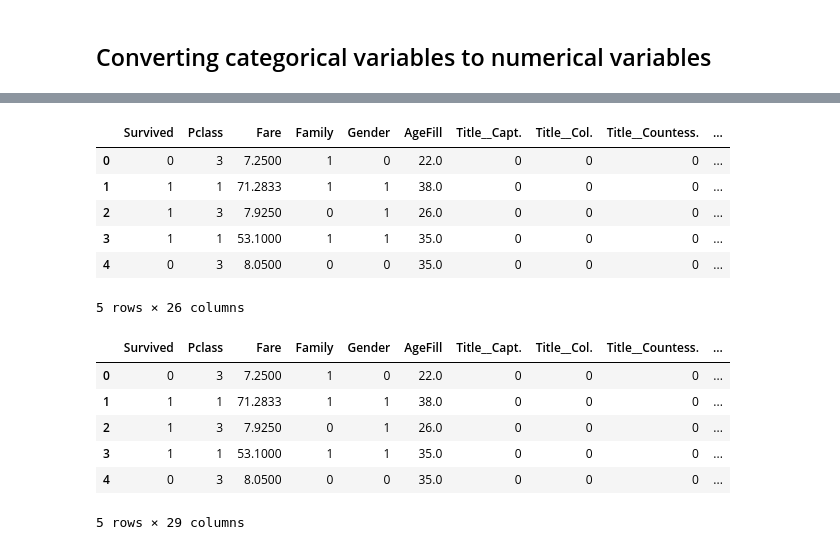
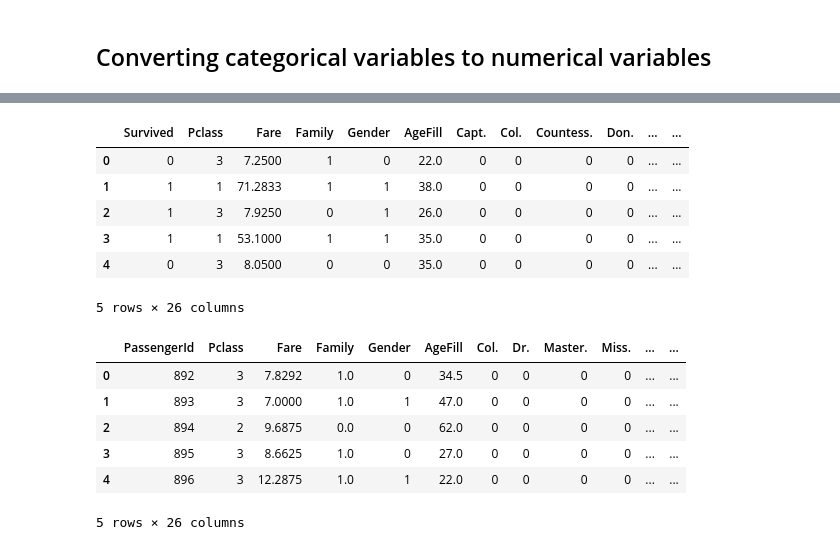
Before and after one commit to sharan-naribole/kaggle-titanic, a Jupyter notebook: TItanic.ipynb, the cells around one changed output, grey strips where cells are left out. Cells and saved outputs as stored; diff of their text form; code cells hidden in the pictures.

```diff
--- a/TItanic.ipynb
+++ b/TItanic.ipynb
@@ -379,10 +391,8 @@ train_df.head()
 ## Converting categorical variables to numerical variables
 # %%
 # Convert Title feature
-
-titles = pd.Series(np.unique(train_df['Title']))
-titles_train_dummy = pd.get_dummies(train_df['Title'],prefix = 'Title_')
+titles_train_dummy = pd.get_dummies(train_df['Title'])
 train_df = pd.concat([train_df,titles_train_dummy],axis=1)
-train_df.drop('Title',axis=1,inplace=True)
+#train_df.drop('Title',axis=1,inplace=True)
 train_df.head()
 # %% [output]
@@ -396,6 +406,6 @@ train_df.head()
 # %%
-titles_test_dummy = pd.get_dummies(test_df['Title'],prefix='Embarked_')
+titles_test_dummy = pd.get_dummies(test_df['Title'])
 test_df = pd.concat([test_df,titles_test_dummy],axis=1)
-test_df.drop('Title',axis=1,inplace=True)
+#test_df.drop('Title',axis=1,inplace=True)
 test_df.head()
 # %% [output]
@@ -407,0 +425,25 @@ test_df.head()
+# %%
+# Disparity in Unique Titles in train_df and test_df
+# Some of the titles present in train_df might not be present in test_df
+# We need to add zero columns for such titles in the test_df
+#Remove Extra Title column from test_df that are absent from train_df
+
+titles_train = list(np.unique(train_df['Title']))
+titles_test = list(np.unique(test_df['Title']))
+
+titles_extra_in_train_bool = np.array([x not in titles_test for x in titles_train])
+titles_extra_in_train = list(np.array(titles_train)[titles_extra_in_train_bool])
+#titles_extra_df = pd.DataFrame(np.zeros(()))
+print("Extra titles in train_df:")
+print(titles_extra_in_train)
+
+titles_extra_in_test_bool = np.array([x not in titles_train for x in titles_test])
+titles_extra_in_test = list(np.array(titles_test)[titles_extra_in_test_bool])
+print("Extra titles in test_df:")
+print(titles_extra_in_test)
+
+# Adding extra Title columns to test_df
+Ncols = len(titles_extra_in_train)
+titles_extra_to_test_df = pd.DataFrame(np.zeros([test_df.shape[0],len(titles_extra_in_train)]),columns = titles_extra_in_train)
+test_df = pd.concat([test_df,titles_extra_to_test_df],axis=1)
+test_df.head()
@@ -408,31 +462,36 @@ test_df.head()
+# %%
+#Dropping extra Titles from Test_df
+type(titles_extra_in_test)
+test_df.drop(titles_extra_in_test,axis=1,inplace=True)
+test_df.drop('Title',axis =1,inplace=True)
+train_df.drop('Title',axis=1,inplace=True)
 # %%
 # Convert Embarked feature
-
 Embarked_train_dummy = pd.get_dummies(train_df['EmbarkedFill'],prefix = 'Embarked_')
 train_df = pd.concat([train_df,Embarked_train_dummy],axis=1)
 train_df.drop('EmbarkedFill',axis=1,inplace=True)
 train_df.head()
 # %% [output]
-|  | Survived | Pclass | Fare | Family | Gender | AgeFill | Title__Capt. | Title__Col. | Title__Countess. | ... |
-| 0 | 0 | 3 | 7.2500 | 1 | 0 | 22.0 | 0 | 0 | 0 | ... |
-| 1 | 1 | 1 | 71.2833 | 1 | 1 | 38.0 | 0 | 0 | 0 | ... |
-| 2 | 1 | 3 | 7.9250 | 0 | 1 | 26.0 | 0 | 0 | 0 | ... |
-| 3 | 1 | 1 | 53.1000 | 1 | 1 | 35.0 | 0 | 0 | 0 | ... |
-| 4 | 0 | 3 | 8.0500 | 0 | 0 | 35.0 | 0 | 0 | 0 | ... |
+|  | Survived | Pclass | Fare | Family | Gender | AgeFill | Capt. | Col. | Countess. | Don. | ... | ... |
+| 0 | 0 | 3 | 7.2500 | 1 | 0 | 22.0 | 0 | 0 | 0 | 0 | ... | ... |
+| 1 | 1 | 1 | 71.2833 | 1 | 1 | 38.0 | 0 | 0 | 0 | 0 | ... | ... |
+| 2 | 1 | 3 | 7.9250 | 0 | 1 | 26.0 | 0 | 0 | 0 | 0 | ... | ... |
+| 3 | 1 | 1 | 53.1000 | 1 | 1 | 35.0 | 0 | 0 | 0 | 0 | ... | ... |
+| 4 | 0 | 3 | 8.0500 | 0 | 0 | 35.0 | 0 | 0 | 0 | 0 | ... | ... |
 5 rows × 26 columns
 # %%
 Embarked_test_dummy = pd.get_dummies(test_df['EmbarkedFill'],prefix = 'Embarked_')
-test_df = pd.concat([train_df,Embarked_train_dummy],axis=1)
+test_df = pd.concat([test_df,Embarked_test_dummy],axis=1)
 test_df.drop('EmbarkedFill',axis=1,inplace=True)
 test_df.head()
 # %% [output]
-|  | Survived | Pclass | Fare | Family | Gender | AgeFill | Title__Capt. | Title__Col. | Title__Countess. | ... |
-| 0 | 0 | 3 | 7.2500 | 1 | 0 | 22.0 | 0 | 0 | 0 | ... |
-| 1 | 1 | 1 | 71.2833 | 1 | 1 | 38.0 | 0 | 0 | 0 | ... |
-| 2 | 1 | 3 | 7.9250 | 0 | 1 | 26.0 | 0 | 0 | 0 | ... |
-| 3 | 1 | 1 | 53.1000 | 1 | 1 | 35.0 | 0 | 0 | 0 | ... |
-| 4 | 0 | 3 | 8.0500 | 0 | 0 | 35.0 | 0 | 0 | 0 | ... |
+|  | PassengerId | Pclass | Fare | Family | Gender | AgeFill | Col. | Dr. | Master. | Miss. | ... | ... |
+| 0 | 892 | 3 | 7.8292 | 1.0 | 0 | 34.5 | 0 | 0 | 0 | 0 | ... | ... |
+| 1 | 893 | 3 | 7.0000 | 1.0 | 1 | 47.0 | 0 | 0 | 0 | 0 | ... | ... |
+| 2 | 894 | 2 | 9.6875 | 0.0 | 0 | 62.0 | 0 | 0 | 0 | 0 | ... | ... |
+| 3 | 895 | 3 | 8.6625 | 1.0 | 0 | 27.0 | 0 | 0 | 0 | 0 | ... | ... |
+| 4 | 896 | 3 | 12.2875 | 1.0 | 1 | 22.0 | 0 | 0 | 0 | 0 | ... | ... |
-5 rows × 29 columns
+5 rows × 26 columns
 # %%
 # Completing one missing value of Fare feature in Test data set
 test_df['Fare'].fillna(test_df['Fare'].dropna().median(), inplace=True)
```
Also changed, not shown: parts of 32 cells of this notebook.
